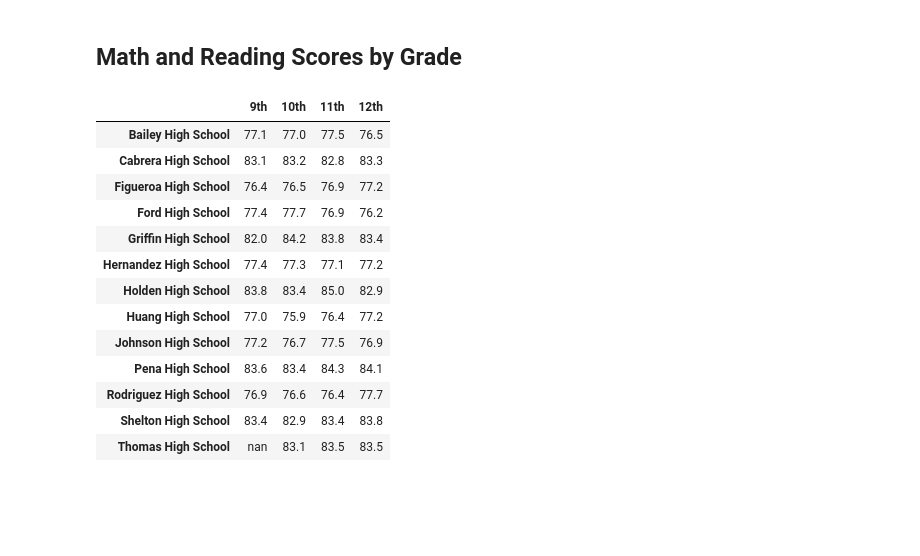
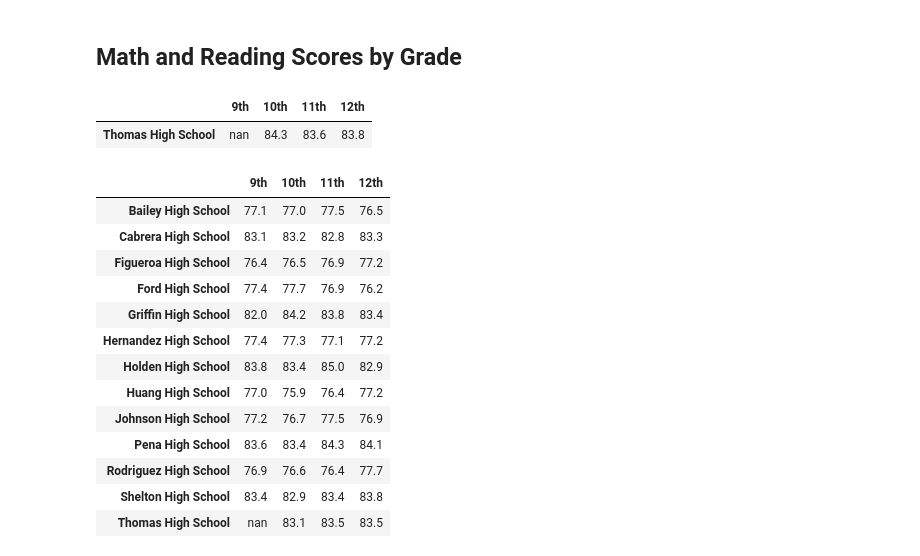
Before and after one commit to PopeScooby/School_District_Analysis, a Jupyter notebook: PyCitySchools_Challenge_testing.ipynb, the cells around one changed output. Drawn from its saved outputs; the diff is of its cells as text; code cells hidden in the pictures; blank space fills up the shorter version.

```diff
--- a/PyCitySchools_Challenge_testing.ipynb
+++ b/PyCitySchools_Challenge_testing.ipynb
@@ -330,6 +330,11 @@ reading_scores_by_grade_df["9th"] = reading_scores_by_grade_df["9th"].map("{:.1f
 reading_scores_by_grade_df["10th"] = reading_scores_by_grade_df["10th"].map("{:.1f}".format)
 reading_scores_by_grade_df["11th"] = reading_scores_by_grade_df["11th"].map("{:.1f}".format)
 reading_scores_by_grade_df["12th"] = reading_scores_by_grade_df["12th"].map("{:.1f}".format)
+# %%
+reading_scores_by_grade_df.loc[['Thomas High School']]
+# %% [output]
+|  | 9th | 10th | 11th | 12th |
+| Thomas High School | nan | 84.3 | 83.6 | 83.8 |
 # %%
 # Remove the index.
 math_scores_by_grade_df.index.name = None
```
Also changed, not shown: parts of 11 cells of this notebook, 4 other files.
